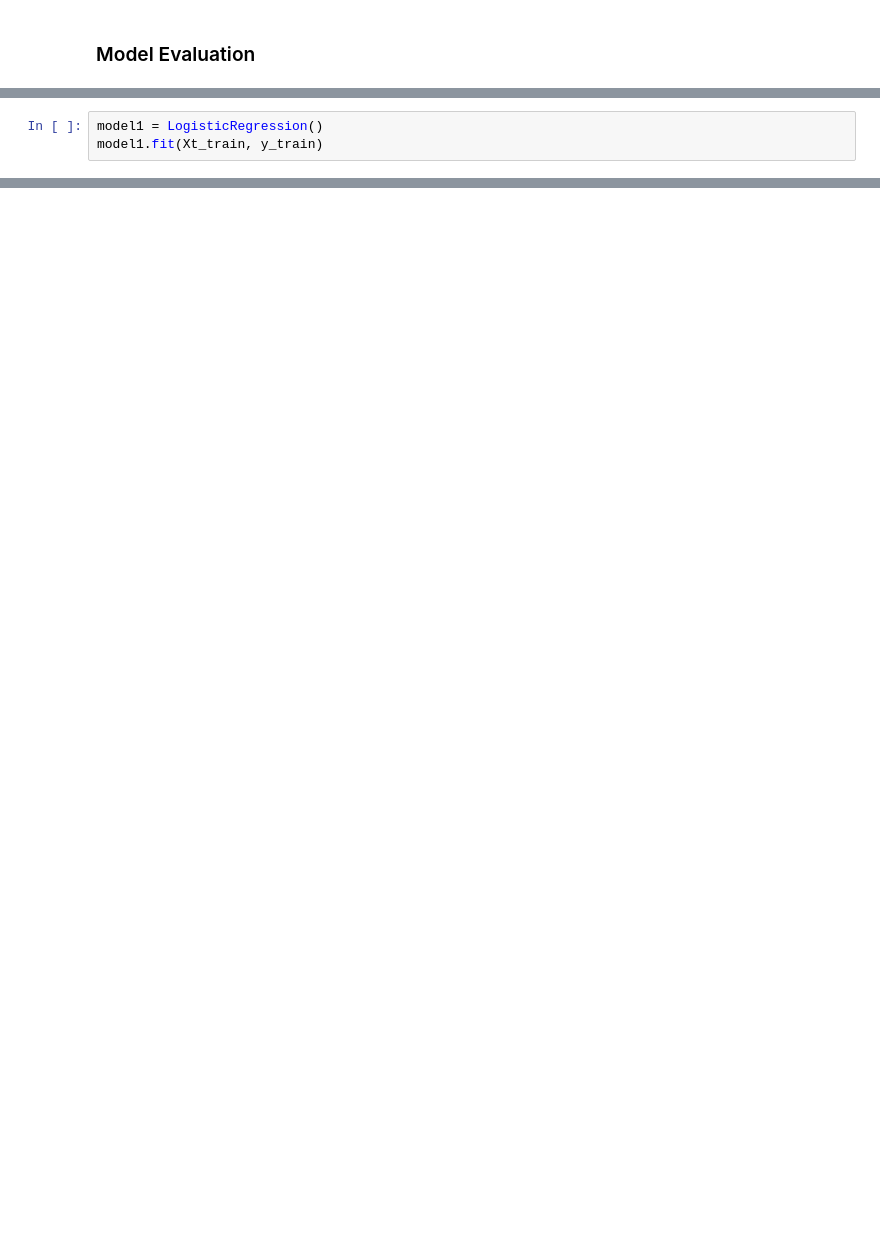
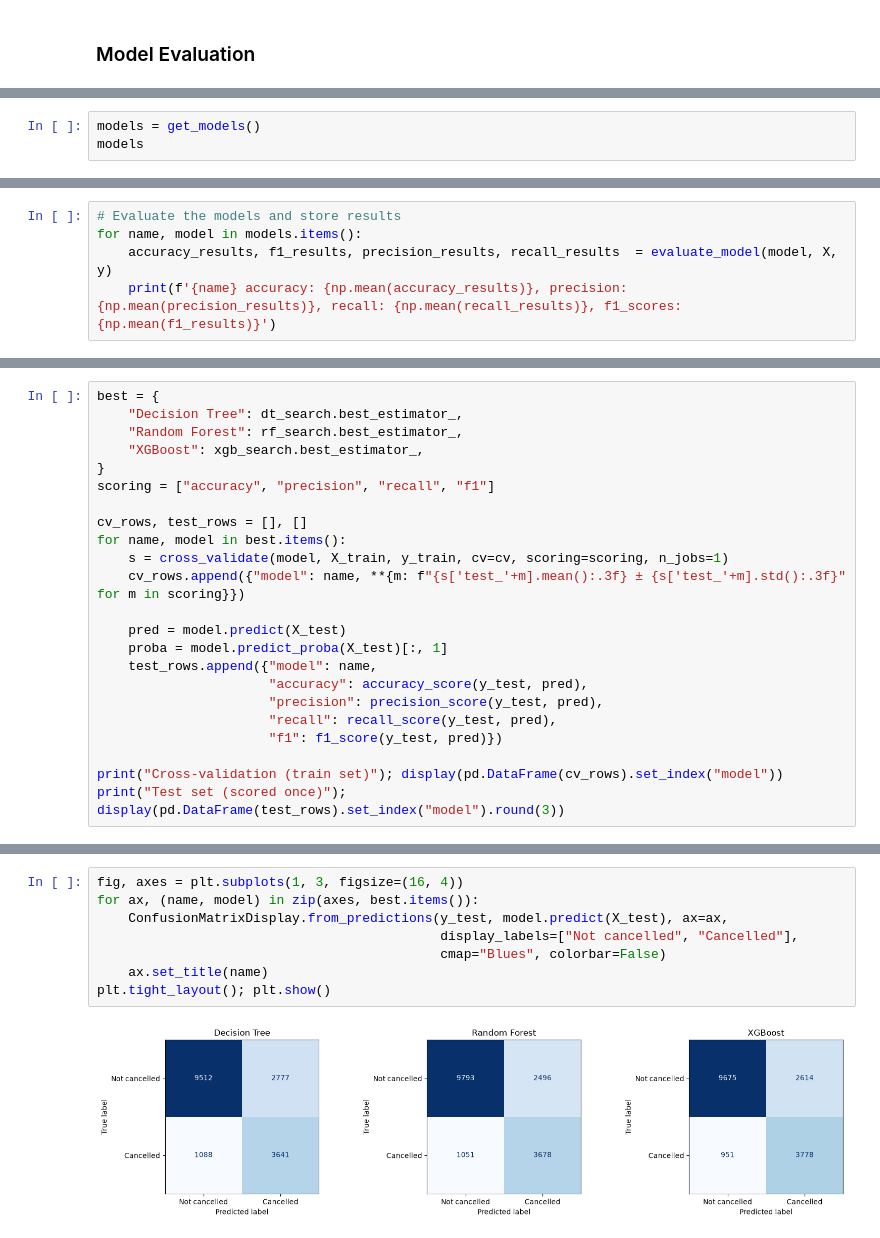
Before and after one commit to MrHarry2003/ML-Practice, a Jupyter notebook: hotel-booking-demands/notebook.ipynb, the cells around one changed output, grey strips where cells are left out. Saved outputs shown, nothing was run; the diff lists cells and outputs as text; blank space fills up the shorter version.

Commit message:
feature: model selection and evaluation

```diff
--- a/hotel-booking-demands/notebook.ipynb
+++ b/hotel-booking-demands/notebook.ipynb
@@ -390,3 +384,0 @@ from sklearn.metrics import accuracy_score
-# %%
-model1 = LogisticRegression()
-model1.fit(Xt_train, y_train)
@@ -400,0 +420,3 @@ print(accuracy)
+# %%
+models = get_models()
+models
@@ -400,0 +428,5 @@ print(accuracy)
+# %%
+# Evaluate the models and store results
+for name, model in models.items():
+	accuracy_results, f1_results, precision_results, recall_results  = evaluate_model(model, X, y)
+	print(f'{name} accuracy: {np.mean(accuracy_results)}, precision: {np.mean(precision_results)}, recall: {np.mean(recall_results)}, f1_scores: {np.mean(f1_results)}')
@@ -400,0 +500,23 @@ print(accuracy)
+# %%
+best = {
+    "Decision Tree": dt_search.best_estimator_,
+    "Random Forest": rf_search.best_estimator_,
+    "XGBoost": xgb_search.best_estimator_,
+}
+scoring = ["accuracy", "precision", "recall", "f1"]
+
+cv_rows, test_rows = [], []
+for name, model in best.items():
+    s = cross_validate(model, X_train, y_train, cv=cv, scoring=scoring, n_jobs=1)
+    cv_rows.append({"model": name, **{m: f"{s['test_'+m].mean():.3f} ± {s['test_'+m].std():.3f}" for m in scoring}})
+
+    pred = model.predict(X_test)
+    proba = model.predict_proba(X_test)[:, 1]
+    test_rows.append({"model": name,
+                      "accuracy": accuracy_score(y_test, pred),
+                      "precision": precision_score(y_test, pred),
+                      "recall": recall_score(y_test, pred),
+                      "f1": f1_score(y_test, pred)})
+
+print("Cross-validation (train set)"); display(pd.DataFrame(cv_rows).set_index("model"))
+print("Test set (scored once)");       display(pd.DataFrame(test_rows).set_index("model").round(3))
@@ -400,0 +536,10 @@ print(accuracy)
+# %%
+fig, axes = plt.subplots(1, 3, figsize=(16, 4))
+for ax, (name, model) in zip(axes, best.items()):
+    ConfusionMatrixDisplay.from_predictions(y_test, model.predict(X_test), ax=ax,
+                                            display_labels=["Not cancelled", "Cancelled"],
+                                            cmap="Blues", colorbar=False)
+    ax.set_title(name)
+plt.tight_layout(); plt.show()
+# %% [output]
+[figure, added]
```
Also changed, not shown: parts of 14 cells of this notebook.
